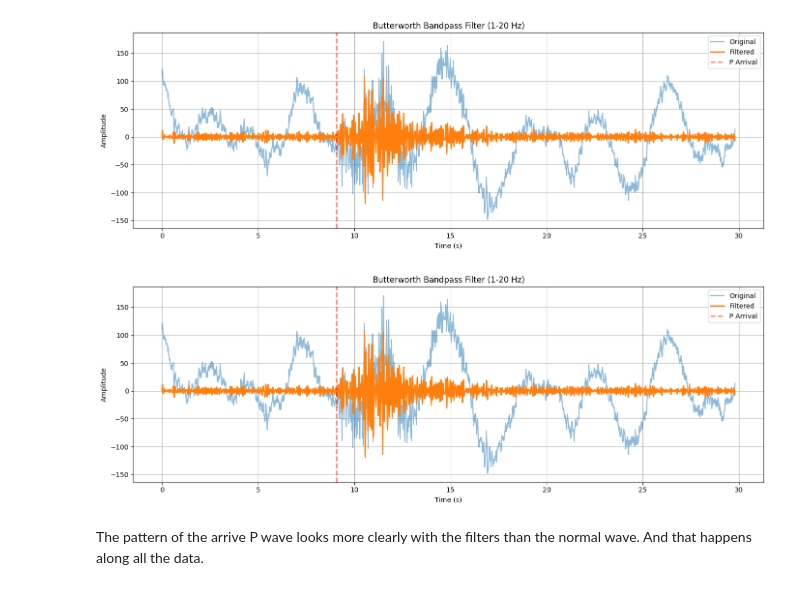
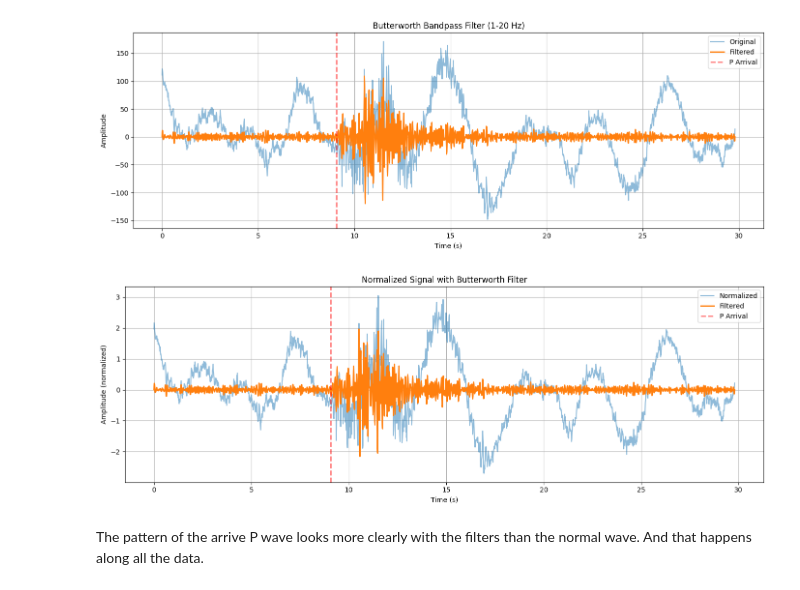
Before and after one commit to Camgomocod/SeismicWaves, a Jupyter notebook: notebooks/01_view_study.ipynb, the cells around one changed output. Cells and saved outputs as stored; diff of their text form; code cells hidden in the pictures.

Commit message:
02_clean_data add
add labeled data set, normalized dataset, and filtered normalized dataset

```diff
--- a/notebooks/03_noise.ipynb
+++ b/notebooks/01_view_study.ipynb
@@ -185,6 +185,34 @@ def plot_filter_wave(tr, arrival_seconds, filtered_signal):
     plt.grid(True)
     plt.tight_layout()
     plt.show()
+
+
+def plot_normalized_and_filtered_wave(tr, arrival_seconds, normalized_signal, filtered_signal):
+    """
+    Plots normalized and filtered signals with consistent scaling.
+    Args:
+        tr: Trace with signal
+        arrival_seconds: Arrival time in seconds
+        normalized_signal: Z-score normalized signal
+        filtered_signal: Filtered normalized signal
+    """
+    # Calculate relative times
+    npts = tr.stats.npts
+    sampling_rate = tr.stats.sampling_rate
+    times = np.arange(0, npts) / sampling_rate
+
+    # Create plot
+    plt.figure(figsize=(14, 5))
+    plt.plot(times, normalized_signal, label='Normalized', alpha=0.5)
+    plt.plot(times, filtered_signal, label='Filtered', linewidth=2)
+    plt.axvline(x=arrival_seconds, color='r', linestyle='--', label='P Arrival', alpha=0.5, linewidth=2)
+    plt.title("Normalized Signal with Butterworth Filter")
+    plt.xlabel("Time (s)")
+    plt.ylabel("Amplitude (normalized)")
+    plt.legend()
+    plt.grid(True)
+    plt.tight_layout()
+    plt.show()
 # %% [markdown]
 ## View data
 
@@ -245,12 +279,13 @@ filtered_signal = bandpass_filter(tr.data, fs=tr.stats.sampling_rate, lowcut=7,
 plot_filter_wave(tr, arrival_seconds, filtered_signal)
 # %% [output]
 [figure]
-# %%
-# plot normal and filtered signal
-filtered_signal = bandpass_filter(tr.data, fs=tr.stats.sampling_rate, lowcut=7, highcut=19)
-plot_filter_wave(tr, arrival_seconds, filtered_signal)
-# %% [output]
-[figure, removed]
+# %%
+# normalizar la señál
+normalized_signal = normalize_signal(tr)
+filtered_signal = bandpass_filter(normalized_signal, fs=tr.stats.sampling_rate, lowcut=7, highcut=19)
+plot_normalized_and_filtered_wave(tr, arrival_seconds, normalized_signal, filtered_signal)
+# %% [output]
+[figure, added]
 # %% [markdown]
 The pattern of the arrive P wave looks more clearly with the filters than the normal wave. And that happens along all the data.
 # %% [markdown]
```
Also changed, not shown: parts of 3 cells of this notebook, 3 other files.
